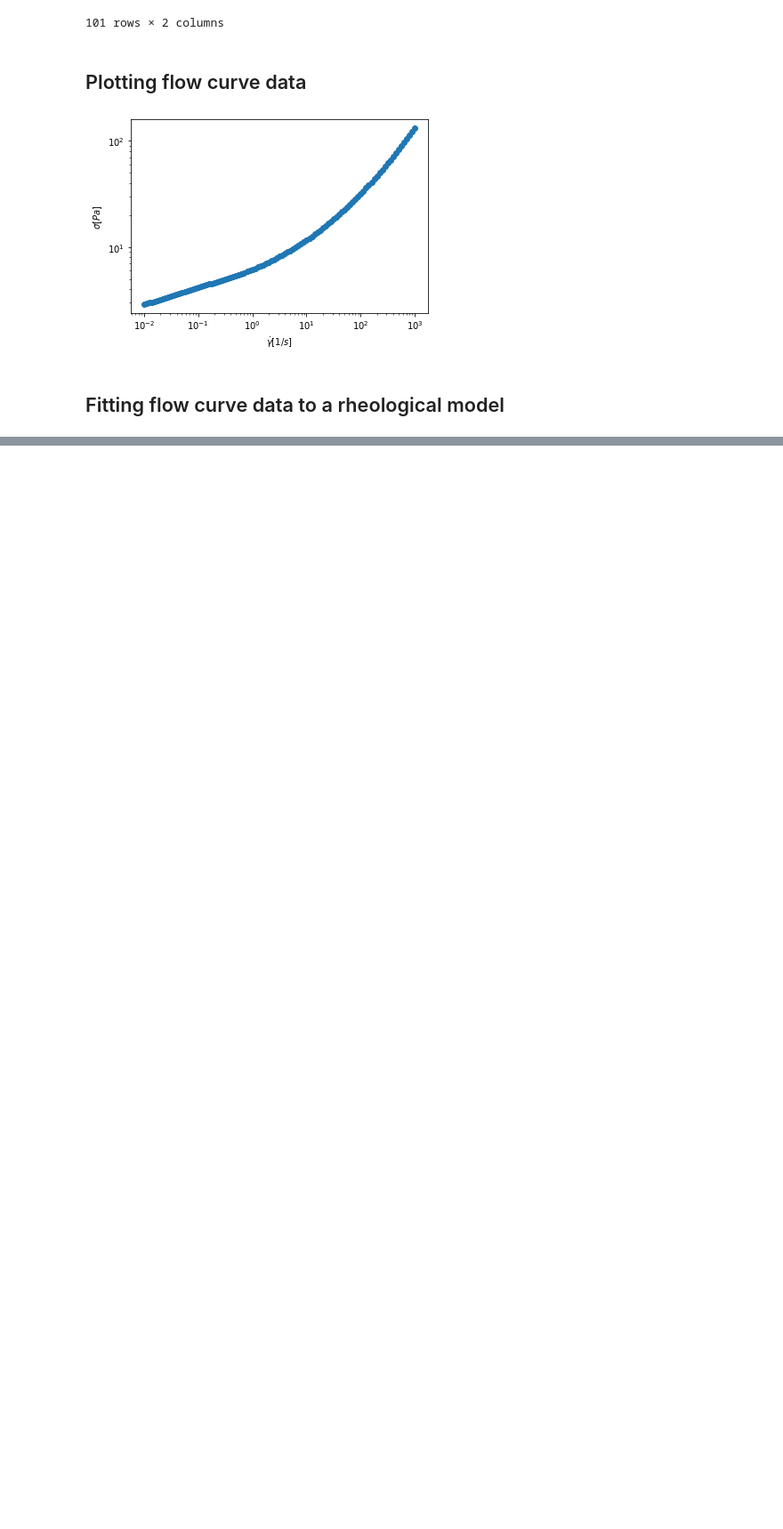
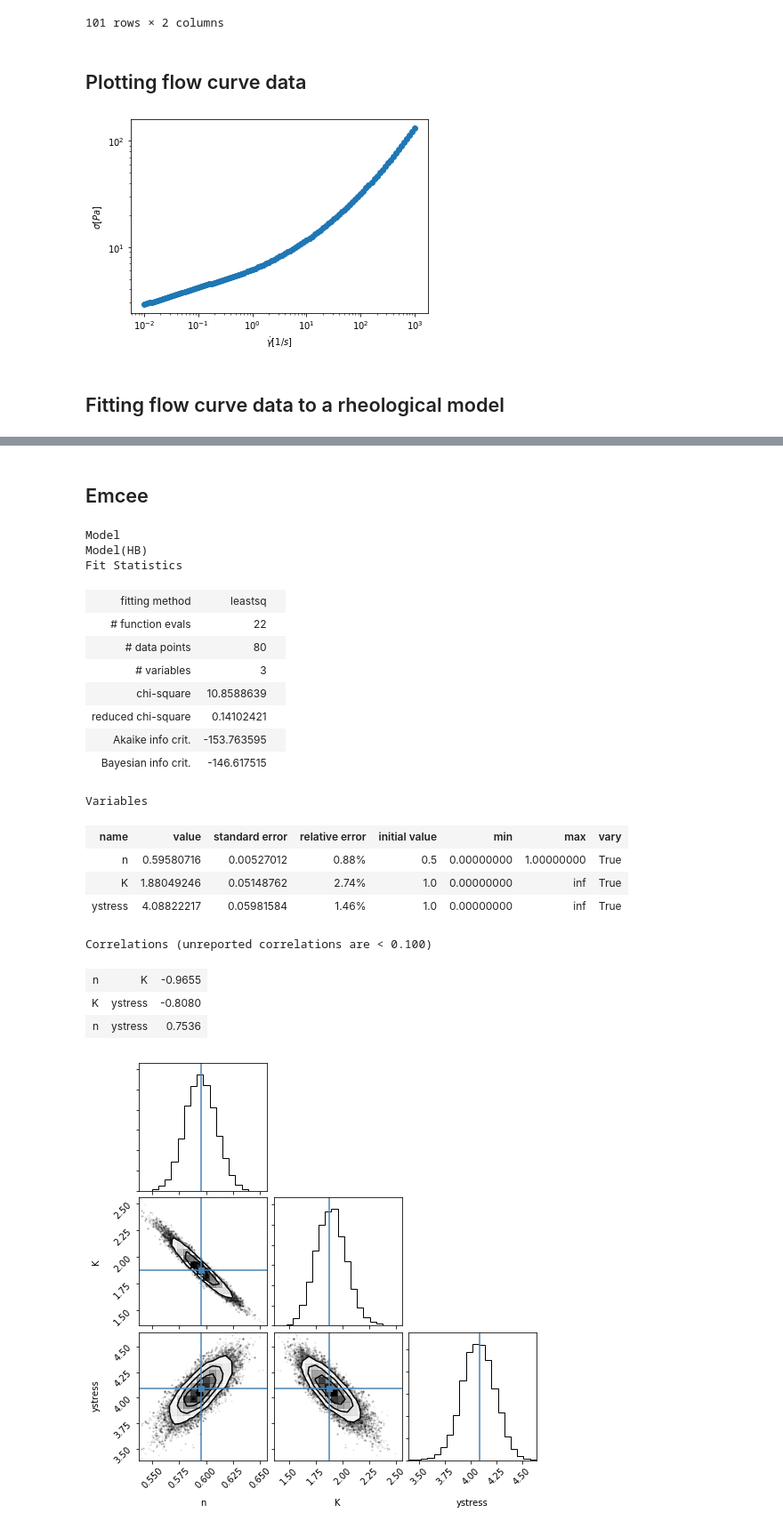
Before and after one commit to rheopy/rheofit, a Jupyter notebook: docs/source/Fitting_single_flow_curve.ipynb, the cells around one changed output, grey strips where cells are left out. Shown at 89% size. Saved outputs shown, nothing was run; the diff lists cells and outputs as text; code cells hidden in the pictures; blank space fills up the shorter version.

```diff
--- a/docs/source/Fitting_single_flow_curve.ipynb
+++ b/docs/source/Fitting_single_flow_curve.ipynb
@@ -28,32 +22,3 @@ def _repr_latex_(self):
     return "\centering{%s}" % self.to_latex()
 
 pd.DataFrame._repr_latex_ = _repr_latex_  # monkey patch pandas DataFrame
-# %%
-from IPython.display import set_matplotlib_formats
-set_matplotlib_formats('pdf', 'png')
-plt.rcParams['savefig.dpi'] = 300
-
-plt.rcParams['figure.autolayout'] = False
-plt.rcParams['figure.figsize'] = 10, 7
-plt.rcParams['axes.labelsize'] = 25
-plt.rcParams['axes.titlesize'] = 30
-plt.rcParams['font.size'] = 20
-plt.rcParams['lines.linewidth'] = 2.0
-plt.rcParams['lines.markersize'] = 8
-plt.rcParams['legend.fontsize'] = 20
-plt.rcParams['grid.linewidth']=1
-plt.rcParams['axes.linewidth']=1
-
-plt.rcParams['xtick.major.size'] = 10
-plt.rcParams['xtick.major.width'] = 1
-plt.rcParams['xtick.minor.size'] = 5
-plt.rcParams['xtick.minor.width'] = 1
-
-plt.rcParams['ytick.major.size'] = 10
-plt.rcParams['ytick.major.width'] = 1
-plt.rcParams['ytick.minor.size'] = 5
-plt.rcParams['ytick.minor.width'] = 1
-
-plt.rcParams['text.usetex'] = True
-
-%config InlineBackend.figure_format = 'svg'
@@ -526,0 +423,33 @@ Correlations (unreported correlations are < 0.100)
+# %% [markdown]
+## Emcee
+# %%
+data=rheofit.rheodata.example_emulsion()
+data=data[data['Shear rate']>0.1]
+model=rheofit.models.HB_model
+res_fit=model.fit(data['Stress'],x=data['Shear rate'],weights=1/(data['Stress']*0.1))
+res_emcee=res_fit.emcee(steps=1000, nwalkers=50, burn=300)
+
+corner.corner(res_emcee.flatchain, labels=res_emcee.var_names, truths=[res_fit.params[key].value for key in res_fit.params.keys()]);
+display(res_fit)
+# %% [output]
+Model
+Model(HB)
+Fit Statistics
+| fitting method | leastsq |  |
+| # function evals | 22 |  |
+| # data points | 80 |  |
+| # variables | 3 |  |
+| chi-square | 10.8588639 |  |
+| reduced chi-square | 0.14102421 |  |
+| Akaike info crit. | -153.763595 |  |
+| Bayesian info crit. | -146.617515 |  |
+Variables
+| name | value | standard error | relative error | initial value | min | max | vary |
+| n | 0.59580716 | 0.00527012 | 0.88% | 0.5 | 0.00000000 | 1.00000000 | True |
+| K | 1.88049246 | 0.05148762 | 2.74% | 1.0 | 0.00000000 | inf | True |
+| ystress | 4.08822217 | 0.05981584 | 1.46% | 1.0 | 0.00000000 | inf | True |
+Correlations (unreported correlations are < 0.100)
+| n | K | -0.9655 |
+| K | ystress | -0.8080 |
+| n | ystress | 0.7536 |
+[figure, added]
```
Also changed, not shown: parts of 43 cells of this notebook, 9 other files.
